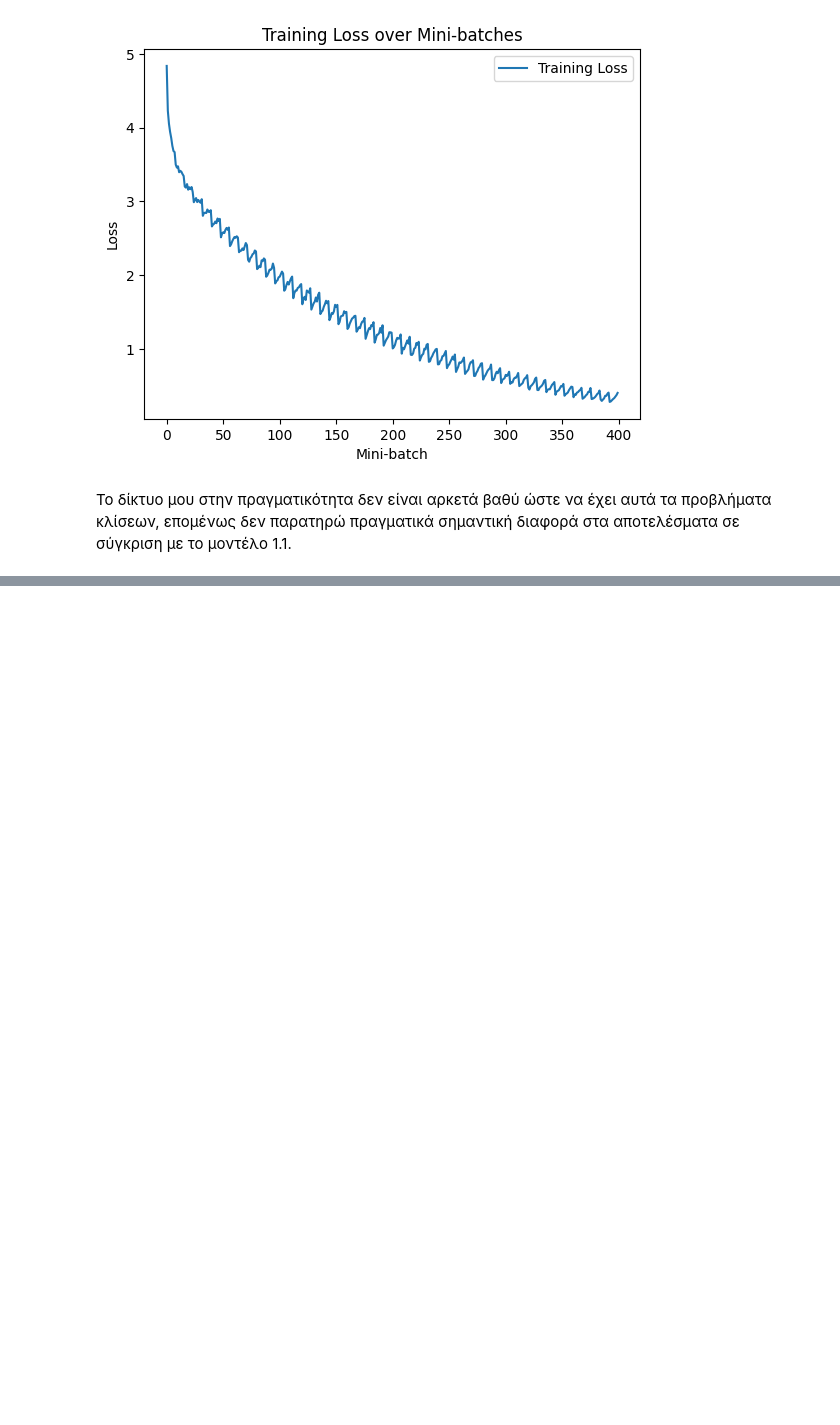
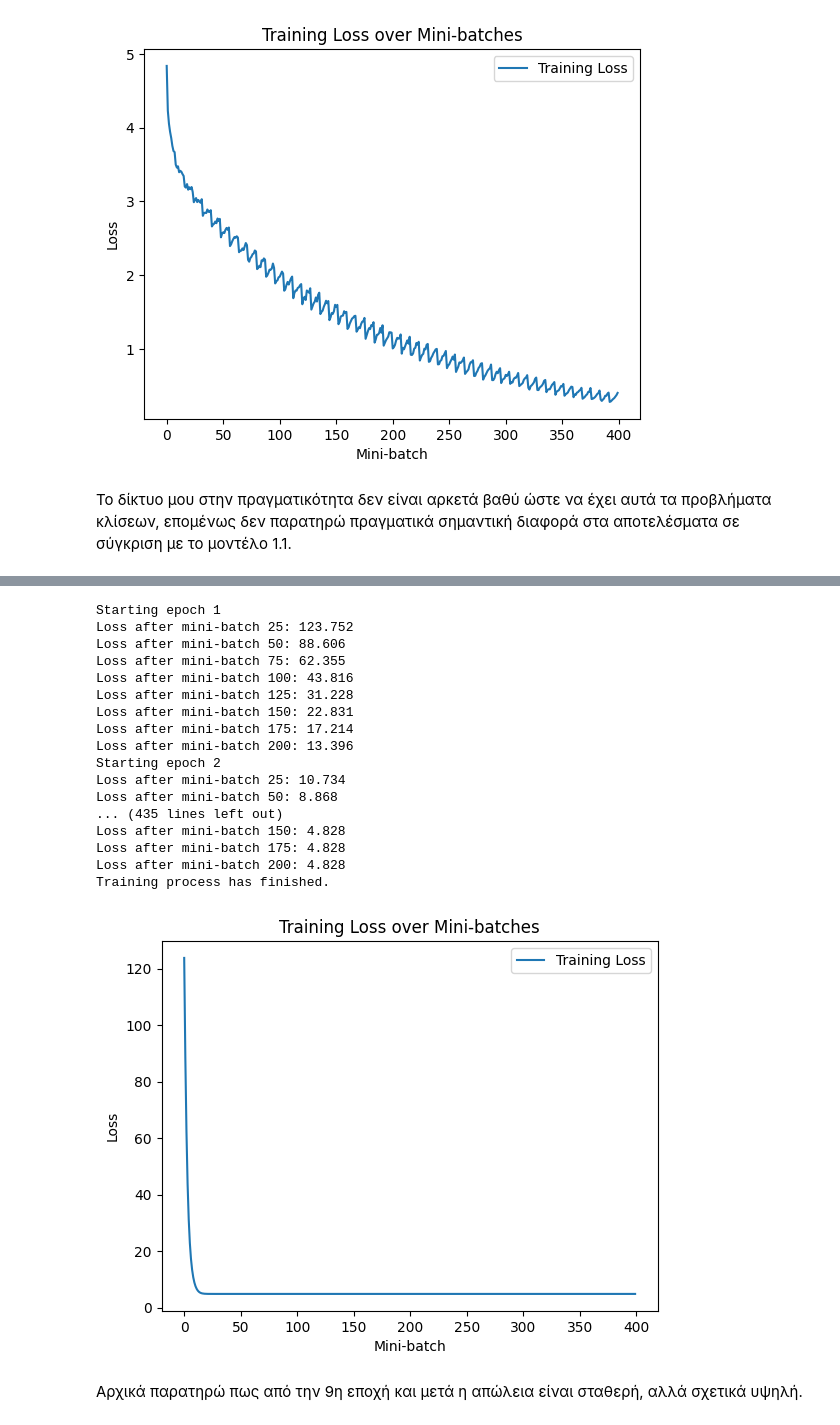
Before and after one commit to Stavroskiig/CNN-MLP-kNN-NC-CIFAR-100, a Jupyter notebook: NN_1st_assignment.ipynb, the cells around one changed output, grey strips where cells are left out. Drawn from its saved outputs; the diff is of its cells as text; code cells hidden in the pictures; blank space fills up the shorter version.

Commit message:
Add Model_4

```diff
--- a/NN_1st_assignment.ipynb
+++ b/NN_1st_assignment.ipynb
@@ -910,0 +917,68 @@ Training process has finished.
+# %%
+class Model_3(nn.Module):
+  '''
+    Multilayer Perceptron - Model_3.
+  '''
+  def __init__(self, num_features, num_classes, l1_lambda):
+    super(Model_3, self).__init__()
+
+    self.layers = nn.Sequential(
+        nn.Linear(num_features, 512),
+        nn.ReLU(),
+        nn.Linear(512, 256),
+        nn.ReLU(),
+        nn.Linear(256, num_classes)
+    )
+
+    # Apply He Normal initialization to linear layers
+    for layer in self.layers:
+      if isinstance(layer, nn.Linear):
+        nn.init.kaiming_normal_(layer.weight, mode='fan_in', nonlinearity='relu')
+
+    self.l1_lambda = l1_lambda
+
+  def forward(self, x):
+    '''Forward pass'''
+    return self.layers(x)
+
+  def l1_regularization(self):
+    l1_loss = 0
+    for param in self.parameters():
+      l1_loss += torch.sum(torch.abs(param))
+    return self.l1_lambda * l1_loss
+
+num_features = 87
+num_classes = 100
+l1_lambda = 0.01
+model = Model_3(num_features, num_classes, l1_lambda=l1_lambda)
+loss_function = nn.CrossEntropyLoss()
+
+# Combine cross-entropy loss with L1 regularization
+def loss_with_regularization(outputs, labels):
+  return loss_function(outputs, labels) + model.l1_regularization()
+
+optimizer = optim.Adam(model.parameters(), lr=0.001)
+num_epochs = 50
+
+train_model(model, train_loader, optimizer, loss_with_regularization, num_epochs)
+# %% [output]
+Starting epoch 1
+Loss after mini-batch 25: 123.752
+Loss after mini-batch 50: 88.606
+Loss after mini-batch 75: 62.355
+Loss after mini-batch 100: 43.816
+Loss after mini-batch 125: 31.228
+Loss after mini-batch 150: 22.831
+Loss after mini-batch 175: 17.214
+Loss after mini-batch 200: 13.396
+Starting epoch 2
+Loss after mini-batch 25: 10.734
+Loss after mini-batch 50: 8.868
+... (435 lines left out)
+Loss after mini-batch 150: 4.828
+Loss after mini-batch 175: 4.828
+Loss after mini-batch 200: 4.828
+Training process has finished.
+[figure, added]
+# %% [markdown]
+Αρχικά παρατηρώ πως από την 9η εποχή και μετά η απώλεια είναι σταθερή, αλλά σχετικά υψηλή.
```
Also changed, not shown: parts of 2 cells of this notebook.
